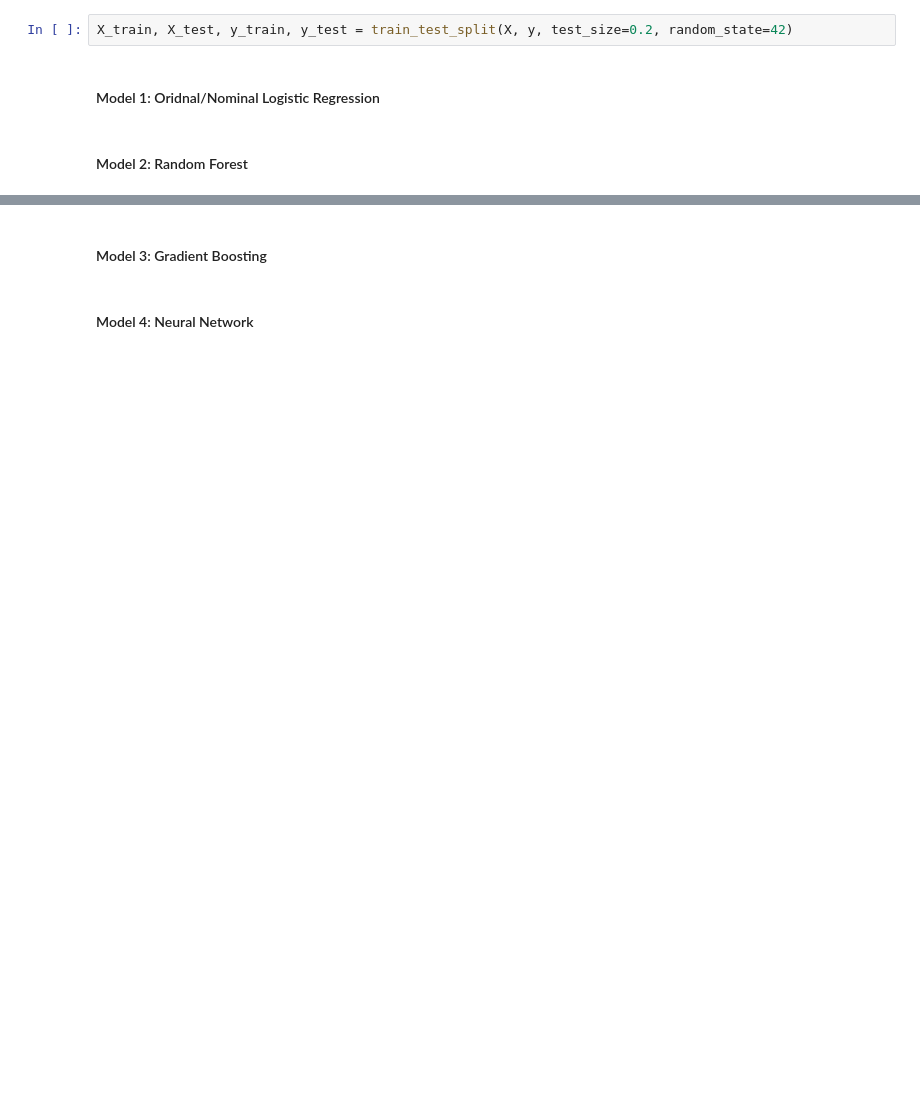
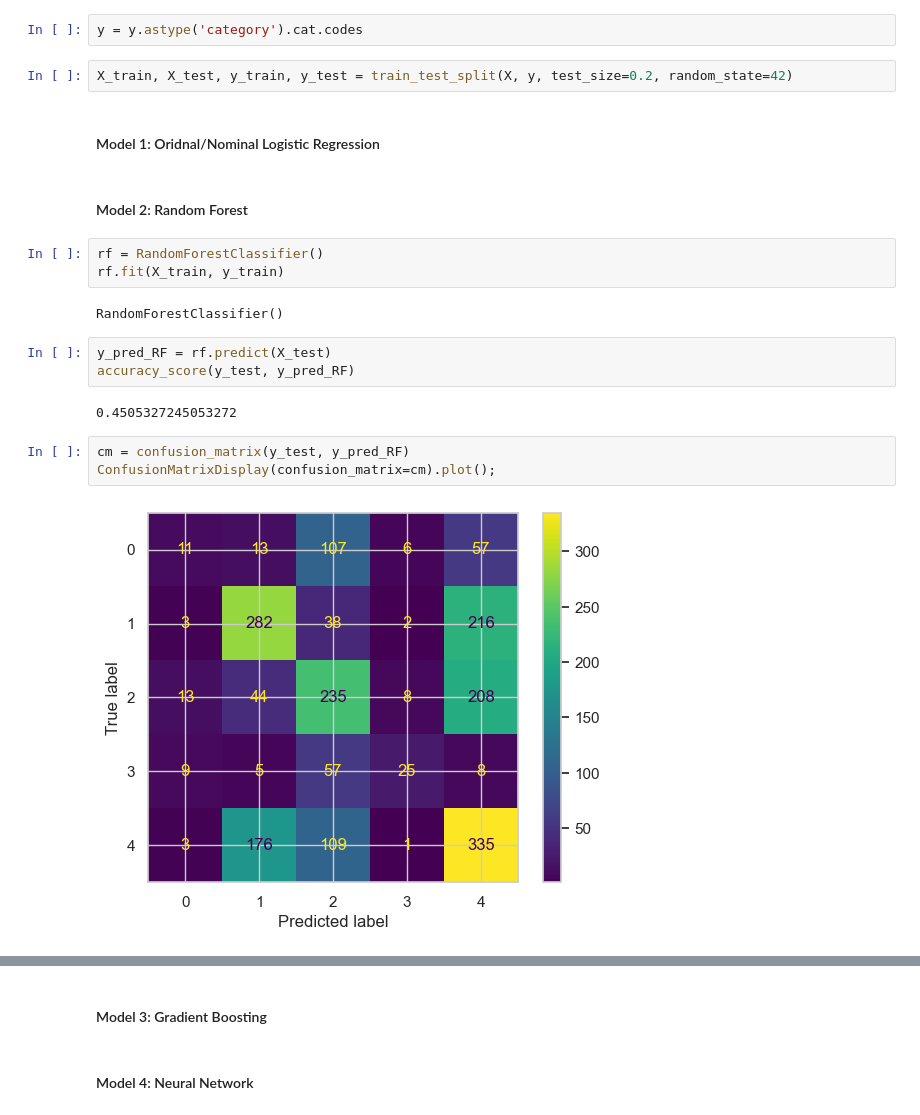
Before and after one commit to jack-rutherford/Climate_Anxiety, a Jupyter notebook: climate_anxiety.ipynb, the cells around one changed output, grey strips where cells are left out. Drawn from its saved outputs; the diff is of its cells as text; blank space fills up the shorter version.

Commit message:
worked on random forest

```diff
--- a/climate_anxiety.ipynb
+++ b/climate_anxiety.ipynb
@@ -409,9 +416,26 @@ after = X['sex'].value_counts()
 before.values == after.values
 # %% [output]
 array([ True,  True])
+# %%
+y = y.astype('category').cat.codes
 # %%
 X_train, X_test, y_train, y_test = train_test_split(X, y, test_size=0.2, random_state=42)
 # %% [markdown]
 #### Model 1: Oridnal/Nominal Logistic Regression
 # %% [markdown]
 #### Model 2: Random Forest
+# %%
+rf = RandomForestClassifier()
+rf.fit(X_train, y_train)
+# %% [output]
+RandomForestClassifier()
+# %%
+y_pred_RF = rf.predict(X_test)
+accuracy_score(y_test, y_pred_RF)
+# %% [output]
+0.4505327245053272
+# %%
+cm = confusion_matrix(y_test, y_pred_RF)
+ConfusionMatrixDisplay(confusion_matrix=cm).plot();
+# %% [output]
+[figure, added]
```
Also changed, not shown: parts of 13 cells of this notebook.
